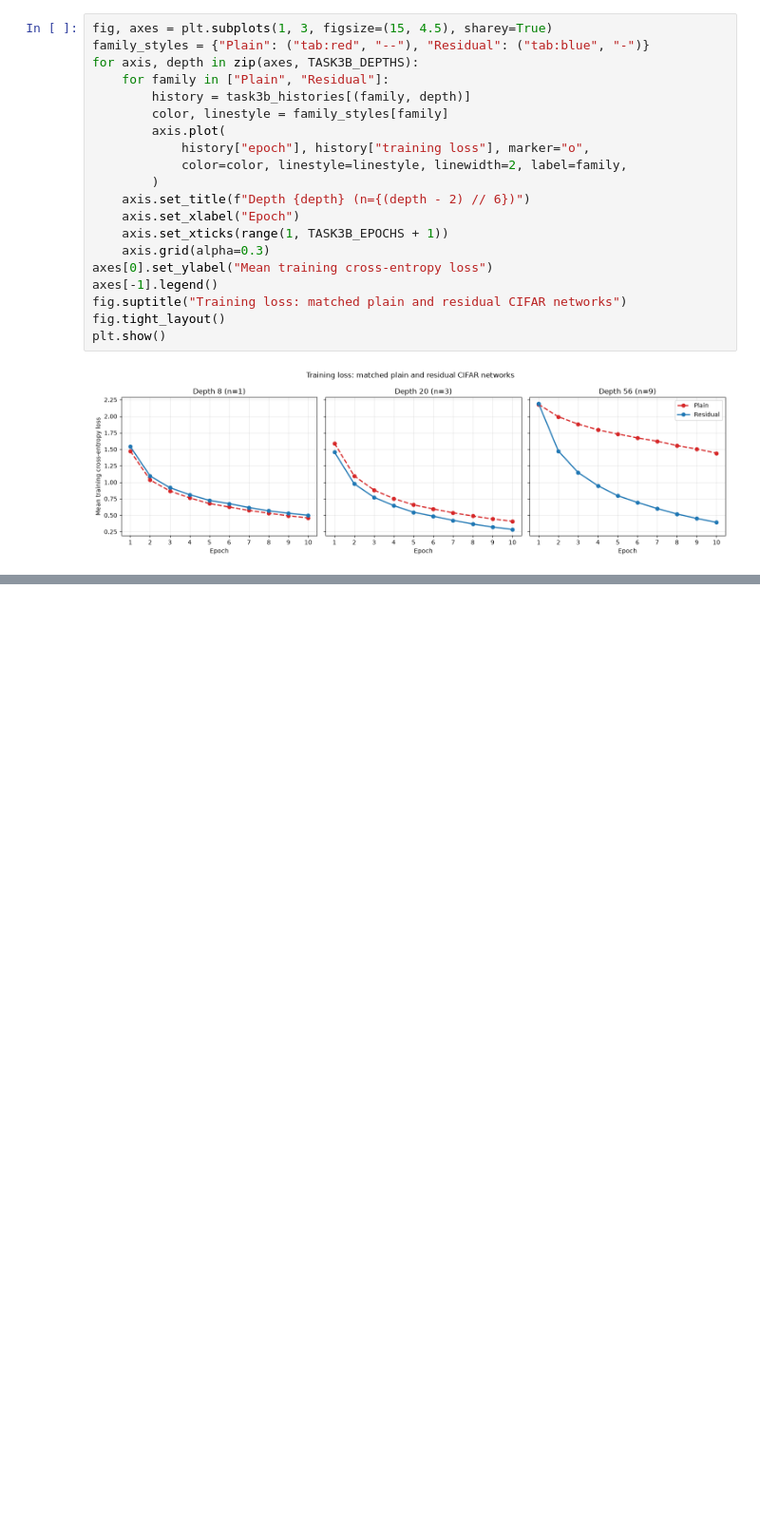
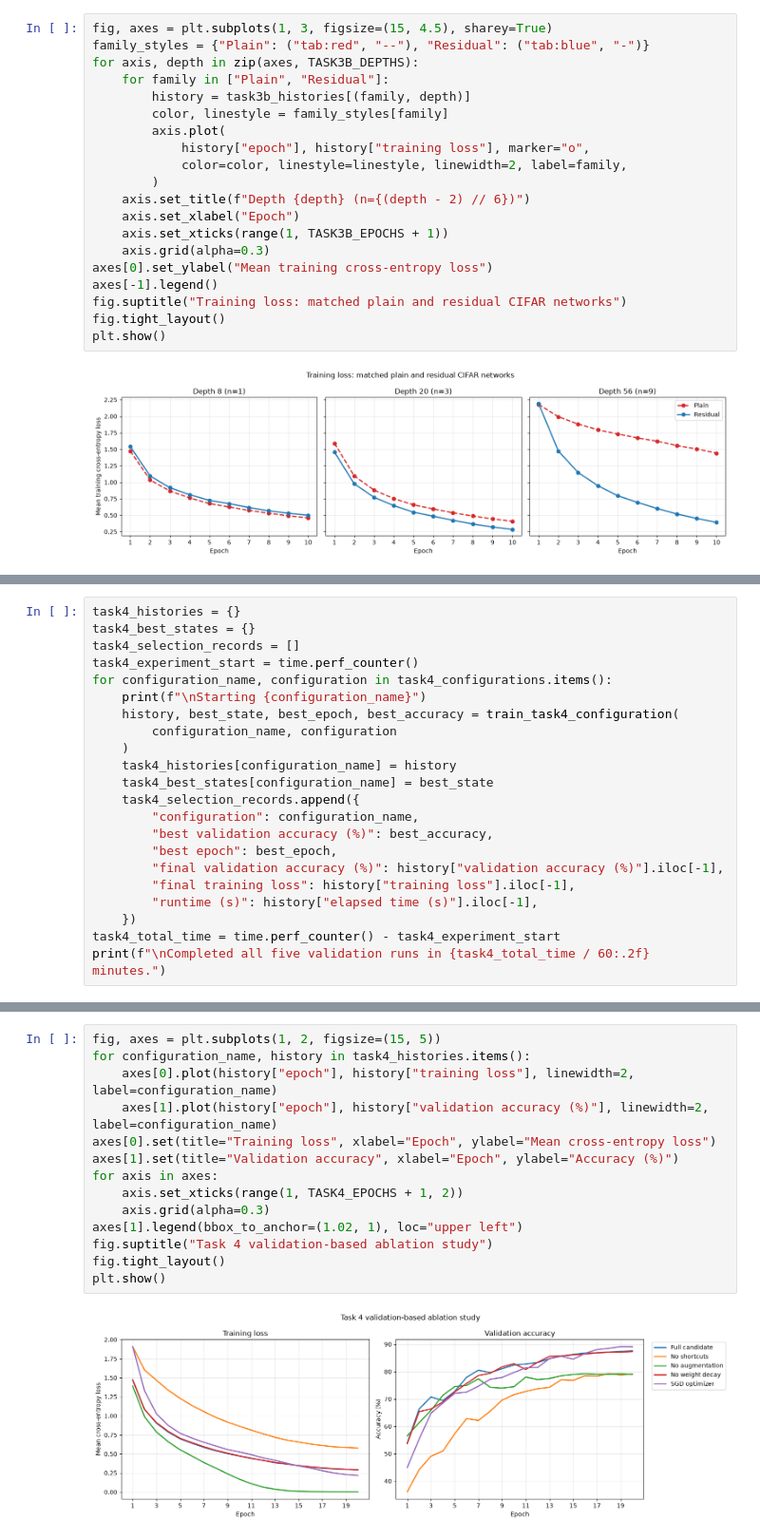
Before and after one commit to LahiruMJ11/CNN-with-CIFAR10, a Jupyter notebook: CNN with CIFAR10.ipynb, the cells around one changed output, grey strips where cells are left out. Shown at 95% size. Cells and saved outputs as stored; diff of their text form; blank space fills up the shorter version.

Commit message:
design and evaluate sub-500k CNN with ablation study

```diff
--- a/CNN with CIFAR10.ipynb
+++ b/CNN with CIFAR10.ipynb
@@ -2424,0 +2564,22 @@ Depth is not uniformly beneficial even with shortcuts: residual-20 reaches a low
+# %%
+task4_histories = {}
+task4_best_states = {}
+task4_selection_records = []
+task4_experiment_start = time.perf_counter()
+for configuration_name, configuration in task4_configurations.items():
+    print(f"\nStarting {configuration_name}")
+    history, best_state, best_epoch, best_accuracy = train_task4_configuration(
+        configuration_name, configuration
+    )
+    task4_histories[configuration_name] = history
+    task4_best_states[configuration_name] = best_state
+    task4_selection_records.append({
+        "configuration": configuration_name,
+        "best validation accuracy (%)": best_accuracy,
+        "best epoch": best_epoch,
+        "final validation accuracy (%)": history["validation accuracy (%)"].iloc[-1],
+        "final training loss": history["training loss"].iloc[-1],
+        "runtime (s)": history["elapsed time (s)"].iloc[-1],
+    })
+task4_total_time = time.perf_counter() - task4_experiment_start
+print(f"\nCompleted all five validation runs in {task4_total_time / 60:.2f} minutes.")
@@ -2424,0 +2621,16 @@ Depth is not uniformly beneficial even with shortcuts: residual-20 reaches a low
+# %%
+fig, axes = plt.subplots(1, 2, figsize=(15, 5))
+for configuration_name, history in task4_histories.items():
+    axes[0].plot(history["epoch"], history["training loss"], linewidth=2, label=configuration_name)
+    axes[1].plot(history["epoch"], history["validation accuracy (%)"], linewidth=2, label=configuration_name)
+axes[0].set(title="Training loss", xlabel="Epoch", ylabel="Mean cross-entropy loss")
+axes[1].set(title="Validation accuracy", xlabel="Epoch", ylabel="Accuracy (%)")
+for axis in axes:
+    axis.set_xticks(range(1, TASK4_EPOCHS + 1, 2))
+    axis.grid(alpha=0.3)
+axes[1].legend(bbox_to_anchor=(1.02, 1), loc="upper left")
+fig.suptitle("Task 4 validation-based ablation study")
+fig.tight_layout()
+plt.show()
+# %% [output]
+[figure, added]
```
Also changed, not shown: parts of 39 cells of this notebook.
